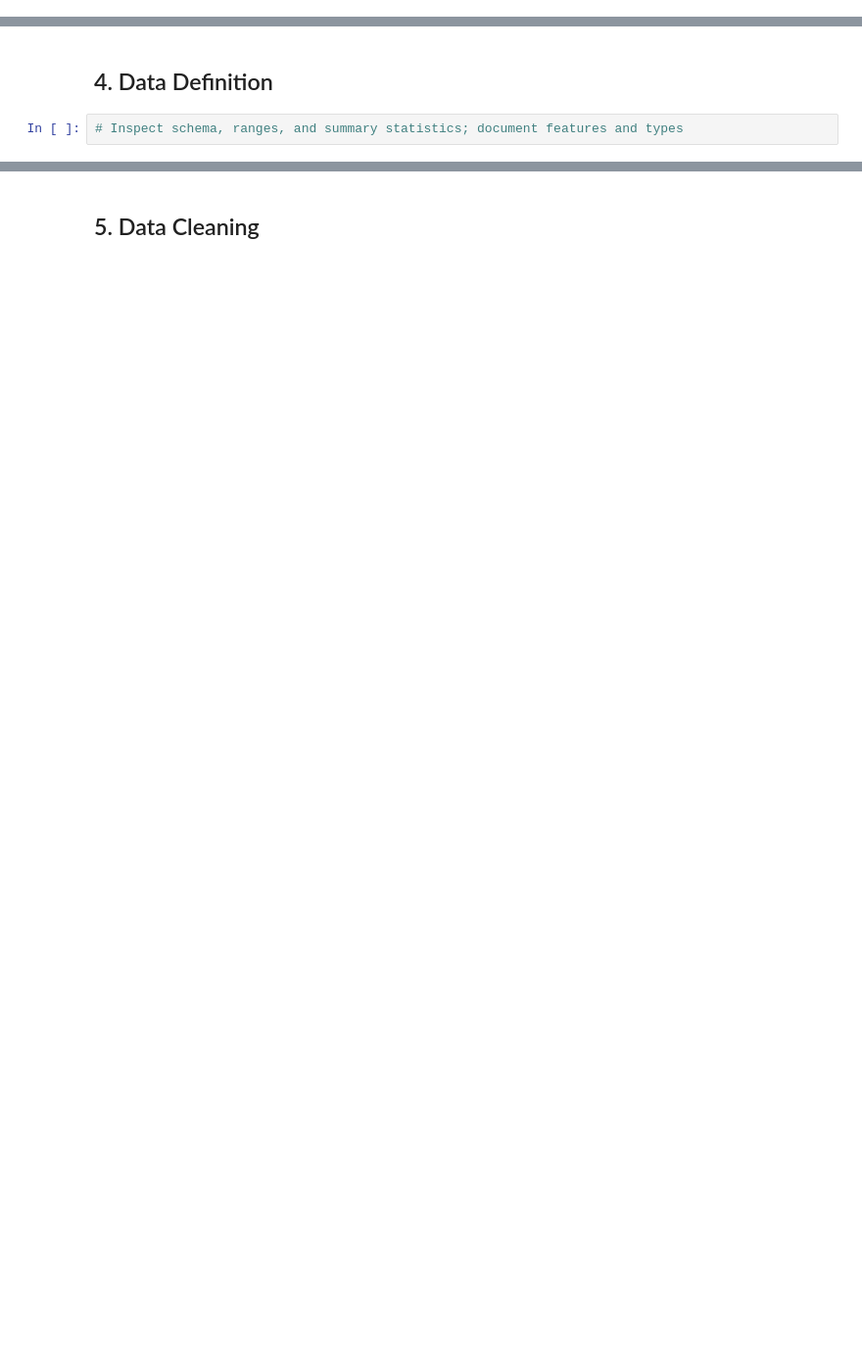
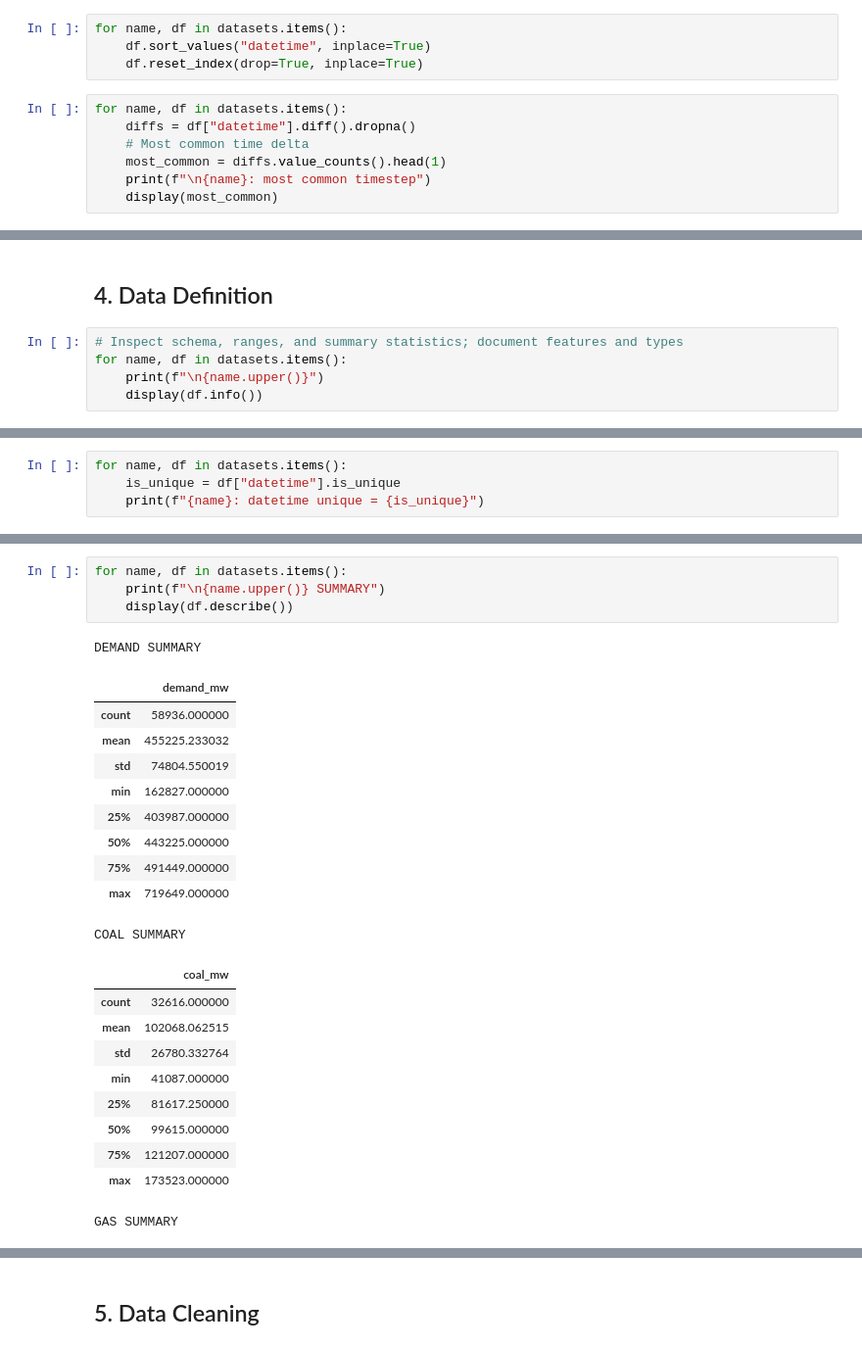
Before and after one commit to JustinAliData/capstone-two-data-wrangling, a Jupyter notebook: notebooks/CapstoneTwo_DataWrangling.ipynb, the cells around one changed output, grey strips where cells are left out. Shown at 98% size. Saved outputs shown, nothing was run; the diff lists cells and outputs as text; blank space fills up the shorter version.

```diff
--- a/notebooks/CapstoneTwo_DataWrangling.ipynb
+++ b/notebooks/CapstoneTwo_DataWrangling.ipynb
@@ -39,0 +181,11 @@ This notebook documents the data wrangling process for an hourly time-series dat
+# %%
+for name, df in datasets.items():
+    df.sort_values("datetime", inplace=True)
+    df.reset_index(drop=True, inplace=True)
+# %%
+for name, df in datasets.items():
+    diffs = df["datetime"].diff().dropna()
+    # Most common time delta
+    most_common = diffs.value_counts().head(1)
+    print(f"\n{name}: most common timestep")
+    display(most_common)
@@ -41,3 +224,6 @@ This notebook documents the data wrangling process for an hourly time-series dat
 ## 4. Data Definition
 # %%
 # Inspect schema, ranges, and summary statistics; document features and types
+for name, df in datasets.items():
+    print(f"\n{name.upper()}")
+    display(df.info())
@@ -43,0 +298,4 @@ This notebook documents the data wrangling process for an hourly time-series dat
+# %%
+for name, df in datasets.items():
+    is_unique = df["datetime"].is_unique
+    print(f"{name}: datetime unique = {is_unique}")
@@ -43,0 +312,26 @@ This notebook documents the data wrangling process for an hourly time-series dat
+# %%
+for name, df in datasets.items():
+    print(f"\n{name.upper()} SUMMARY")
+    display(df.describe())
+# %% [output]
+DEMAND SUMMARY
+|  | demand_mw |
+| count | 58936.000000 |
+| mean | 455225.233032 |
+| std | 74804.550019 |
+| min | 162827.000000 |
+| 25% | 403987.000000 |
+| 50% | 443225.000000 |
+| 75% | 491449.000000 |
+| max | 719649.000000 |
+COAL SUMMARY
+|  | coal_mw |
+| count | 32616.000000 |
+| mean | 102068.062515 |
+| std | 26780.332764 |
+| min | 41087.000000 |
+| 25% | 81617.250000 |
+| 50% | 99615.000000 |
+| 75% | 121207.000000 |
+| max | 173523.000000 |
+GAS SUMMARY
```
Also changed, not shown: parts of 40 cells of this notebook, 2 other files.
